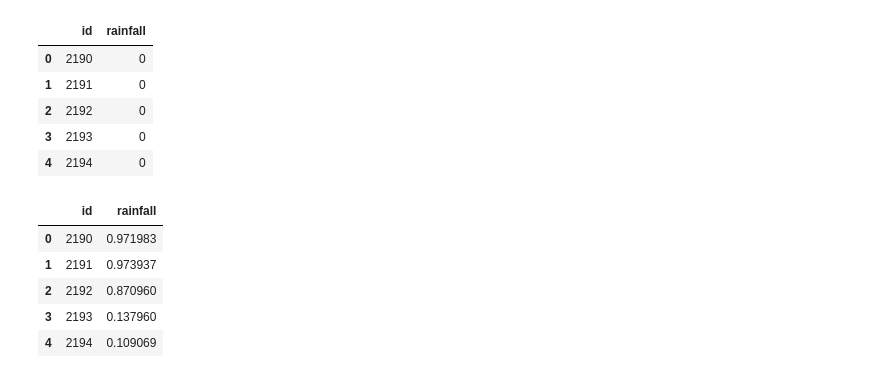
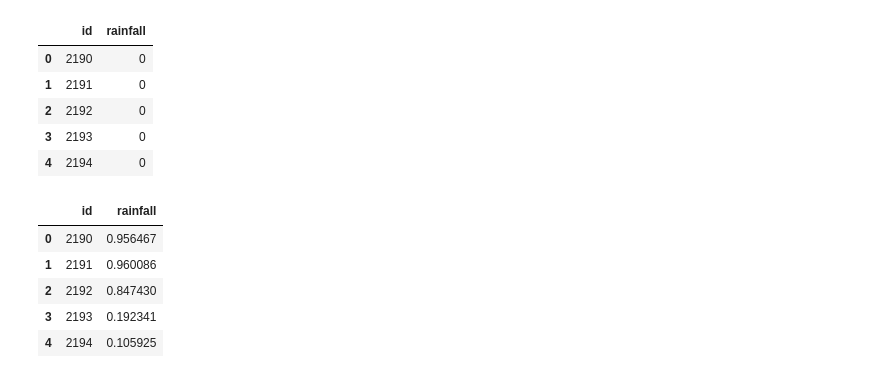
Before and after one commit to NikAles/Kaggle_contest, a Jupyter notebook: sklearn.ipynb, the cells around one changed output. Cells and saved outputs as stored; diff of their text form; code cells hidden in the pictures.

```diff
--- a/sklearn.ipynb
+++ b/sklearn.ipynb
@@ -85,7 +85,7 @@ param_grid = {
     'min_samples_leaf': [1, 2]
 }
 # %%
-model = RandomForestRegressor()
+model = RandomForestClassifier()
 grid_search = GridSearchCV(
     estimator=model,
     param_grid=param_grid,
@@ -104,6 +104,6 @@ GridSearchCV(cv=5, estimator=RandomForestRegressor(), n_jobs=-1,
 # %%
 best = grid_search.best_estimator_
 # %%
-preds_best = best.predict(test_data)
+preds_best = best.predict_proba(test_data)
 preds_best[:10]
 # %% [output]
@@ -111,0 +120,3 @@ array([0.97198276, 0.97393683, 0.87096025, 0.13796049, 0.10906926,
+# %%
+preds = preds_best[:, 1]
+preds[:10]
@@ -120,14 +134,14 @@ zxc.head()
 | 3 | 2193 | 0 |
 | 4 | 2194 | 0 |
 # %%
-zxc['rainfall'] = preds_best
+zxc['rainfall'] = preds
 zxc.head()
 # %% [output]
 |  | id | rainfall |
-| 0 | 2190 | 0.971983 |
-| 1 | 2191 | 0.973937 |
-| 2 | 2192 | 0.870960 |
-| 3 | 2193 | 0.137960 |
-| 4 | 2194 | 0.109069 |
+| 0 | 2190 | 0.956467 |
+| 1 | 2191 | 0.960086 |
+| 2 | 2192 | 0.847430 |
+| 3 | 2193 | 0.192341 |
+| 4 | 2194 | 0.105925 |
 # %%
 zxc.to_csv("data/zxcsk3.csv", index=False)
```
Also changed, not shown: parts of 4 cells of this notebook.
